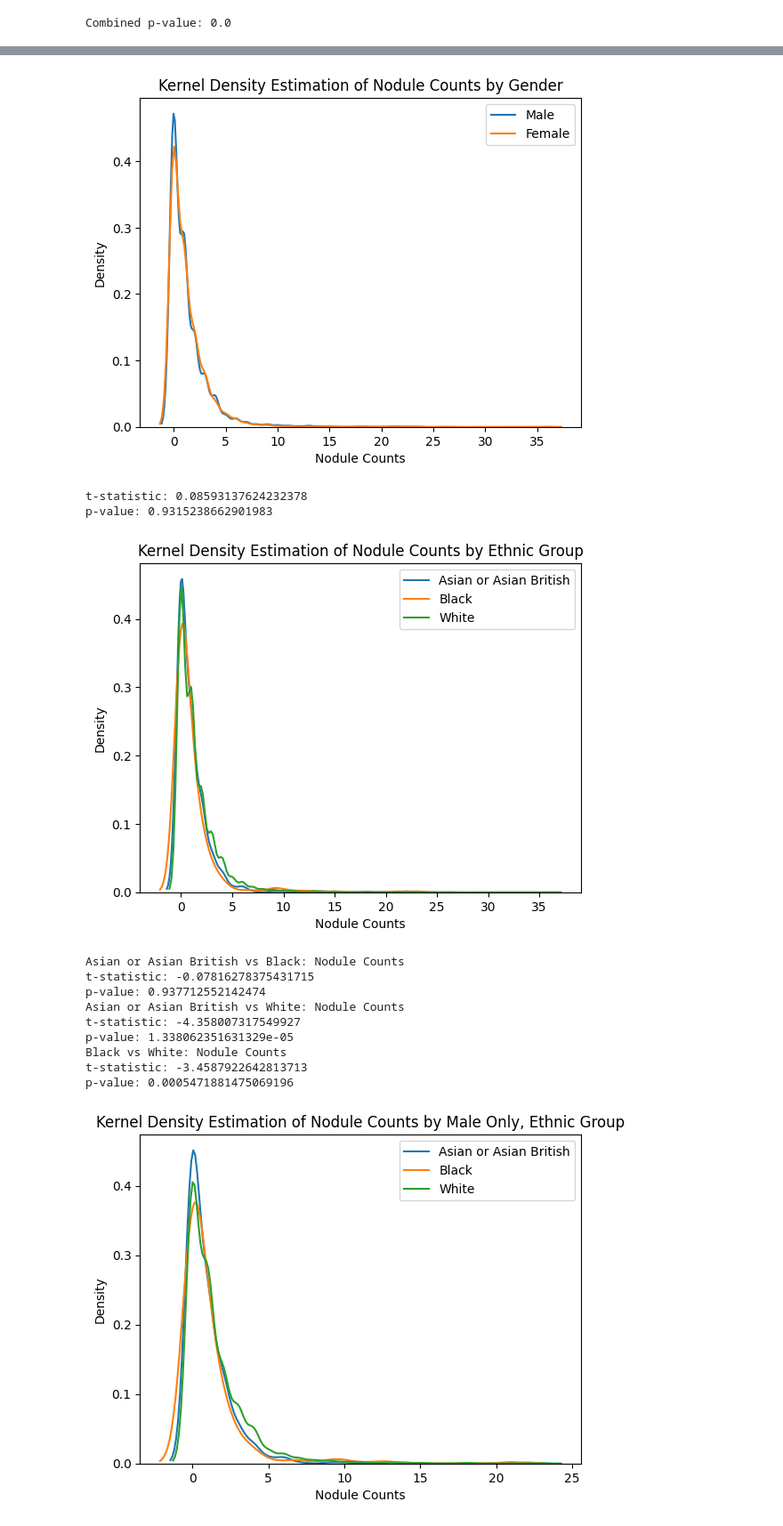
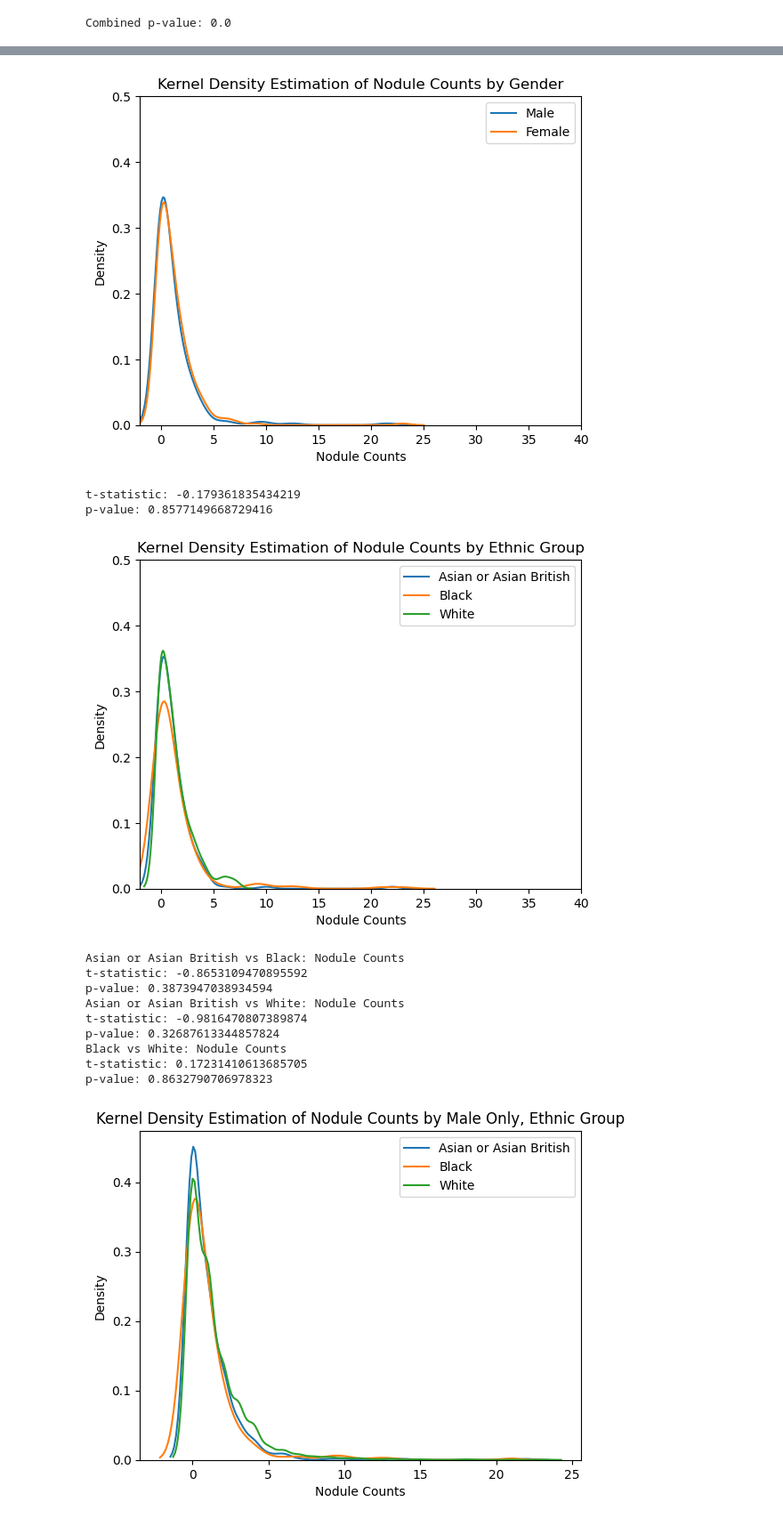
Before and after one commit to johnmccabe44/fairness-in-nodule-detection, a Jupyter notebook: workflows/prototype.ipynb, the cells around one changed output, grey strips where cells are left out. Shown at 89% size. Saved outputs shown, nothing was run; the diff lists cells and outputs as text; code cells hidden in the pictures.

Commit message:
Nodule count influence on froc score

```diff
--- a/workflows/prototype.ipynb
+++ b/workflows/prototype.ipynb
@@ -149,7 +149,6 @@ from pathlib import Path
 import os
 
 workspace = Path(os.getcwd()).parent
-
 
 scans_metadata = pd.concat([
     (pd.read_csv(f'{workspace}/metadata/summit/test_balanced/{ds}_scans_metadata.csv', usecols=[
@@ -172,32 +171,23 @@ metadata = pd.concat([
 ])
 
 nodule_counts = metadata.groupby('scan_id').size().rename('nodule_counts')
-actionable_nodule_counts = metadata[metadata['management_plan']!='RANDOMISATION_AT_YEAR_1'].groupby('scan_id').size().rename('actionable_nodule_counts')
+actionable_nodule_counts = metadata[~metadata['management_plan'].isin(['RANDOMISATION_AT_YEAR_1'])].groupby('scan_id').size().rename('actionable_nodule_counts')
+
+# nodule_type_counts = pd.crosstab(
+#     metadata['scan_id'],
+#     metadata['nodule_type']
+# ).add_prefix('nodule_cnt_')
 
 combined = pd.merge(scans_metadata, nodule_counts, on='scan_id', how='left').fillna(0)
 combined = pd.merge(combined, actionable_nodule_counts, on='scan_id', how='left').fillna(0)
 
-male_counts = combined[combined['gender'] == 'MALE']['nodule_counts'].value_counts().sort_index()
-male_counts_cumsum = male_counts.cumsum()
-
-female_counts = combined[combined['gender'] == 'FEMALE']['nodule_counts'].value_counts().sort_index()
-female_counts_cumsum = female_counts.cumsum()
-
+display(combined.head())
 
 # 99th quartile value
 quartile_97 = combined['nodule_counts'].quantile(0.97)
 print("quartile_97:", quartile_97)
 
-combined_test = combined[combined['dataset'] == 'test']
 
-display(combined_test.gender.value_counts())
-# Weight gender counts by nodule_count
-weighted_gender_counts = combined_test.groupby('gender')['nodule_counts'].sum()
-display(weighted_gender_counts)
-
-weighted_gender_actionable_counts = combined_test.groupby('gender')['actionable_nodule_counts'].sum()
-display(weighted_gender_actionable_counts)
-
-display(combined_test[combined_test['nodule_counts'] > quartile_97].scan_id.values)
-combined_test[combined_test['nodule_counts'] > quartile_97]['gender'].value_counts()
+actionable_quartile_97 = combined['actionable_nodule_counts'].quantile(0.97)
+print("actionable_quartile_97:", actionable_quartile_97)
 # %% [output]
@@ -228,7 +402,8 @@ Name: count, dtype: int64
 # %%
-import matplotlib.pyplot as plt
-import seaborn as sns
-from scipy.stats import ttest_ind
+
+
+combined = combined[combined['dataset'] == 'test']
+
 
 # Kernel Density Estimation plot of nodule counts
 sns.kdeplot(combined[combined['gender'] == 'MALE']['nodule_counts'], label='Male')
@@ -237,6 +412,8 @@ sns.kdeplot(combined[combined['gender'] == 'FEMALE']['nodule_counts'], label='Fe
 plt.xlabel('Nodule Counts')
 plt.ylabel('Density')
 plt.title('Kernel Density Estimation of Nodule Counts by Gender')
+plt.xlim(-2, 40)
+plt.ylim(0, 0.5)
 plt.legend()
 plt.show()
 
@@ -250,9 +427,9 @@ t_stat, p_value = ttest_ind(male_counts, female_counts)
 print(f"t-statistic: {t_stat}")
 print(f"p-value: {p_value}")
 # %% [output]
-[figure, old version]
+[figure, new version]
-t-statistic: 0.08593137624232378
-p-value: 0.9315238662901983
+t-statistic: -0.179361835434219
+p-value: 0.8577149668729416
 # %%
 import matplotlib.pyplot as plt
 import seaborn as sns
@@ -266,43 +443,45 @@ sns.kdeplot(combined[combined['ethnic_group'] == 'White']['nodule_counts'], labe
 plt.xlabel('Nodule Counts')
 plt.ylabel('Density')
 plt.title('Kernel Density Estimation of Nodule Counts by Ethnic Group')
+plt.xlim(-2, 40)
+plt.ylim(0, 0.5)
 plt.legend()
 plt.show()
 
 # Perform a statistical test to determine if there is a difference in distribution
 
 asian_counts = combined[combined['ethnic_group'] == 'Asian or Asian British']['nodule_counts']
 black_counts = combined[combined['ethnic_group'] == 'Black']['nodule_counts']
 white_counts = combined[combined['ethnic_group'] == 'White']['nodule_counts']
 
 t_stat, p_value = ttest_ind(asian_counts, black_counts)
 
 print(f'Asian or Asian British vs Black: Nodule Counts')
 print(f"t-statistic: {t_stat}")
 print(f"p-value: {p_value}")
 
 t_stat, p_value = ttest_ind(asian_counts, white_counts)
 
 print(f'Asian or Asian British vs White: Nodule Counts')
 print(f"t-statistic: {t_stat}")
 print(f"p-value: {p_value}")
 
 t_stat, p_value = ttest_ind(black_counts, white_counts)
 
 print(f'Black vs White: Nodule Counts')
 print(f"t-statistic: {t_stat}")
 print(f"p-value: {p_value}")
 # %% [output]
-[figure, old version]
+[figure, new version]
 Asian or Asian British vs Black: Nodule Counts
-t-statistic: -0.07816278375431715
-p-value: 0.937712552142474
+t-statistic: -0.8653109470895592
+p-value: 0.3873947038934594
 Asian or Asian British vs White: Nodule Counts
-t-statistic: -4.358007317549927
-p-value: 1.338062351631329e-05
+t-statistic: -0.9816470807389874
+p-value: 0.32687613344857824
 Black vs White: Nodule Counts
-t-statistic: -3.4587922642813713
-p-value: 0.0005471881475069196
+t-statistic: 0.17231410613685705
+p-value: 0.8632790706978323
 # %%
 # Kernel Density Estimation plot of nodule counts
 
```
Also changed, not shown: parts of 5 cells of this notebook, 2 other files.
